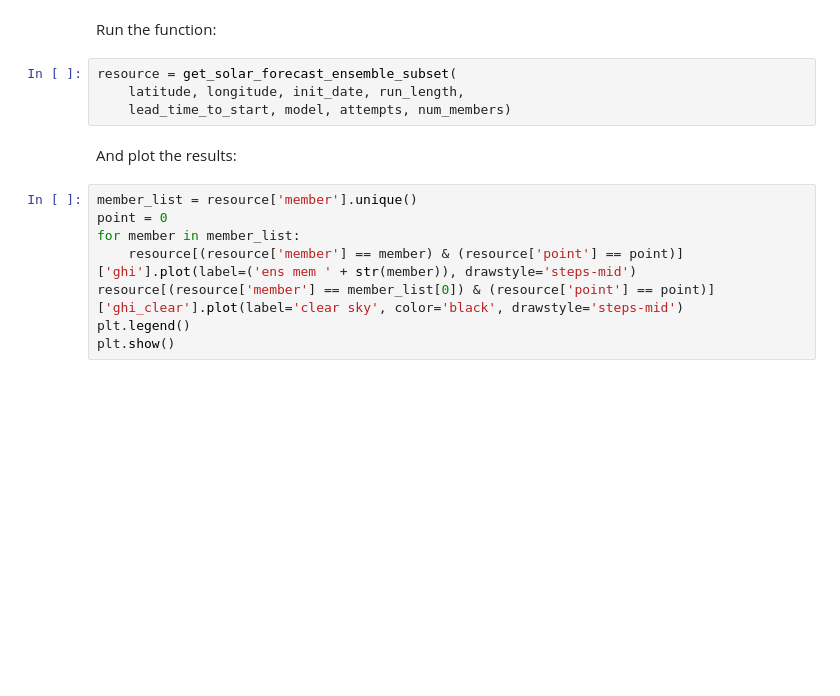
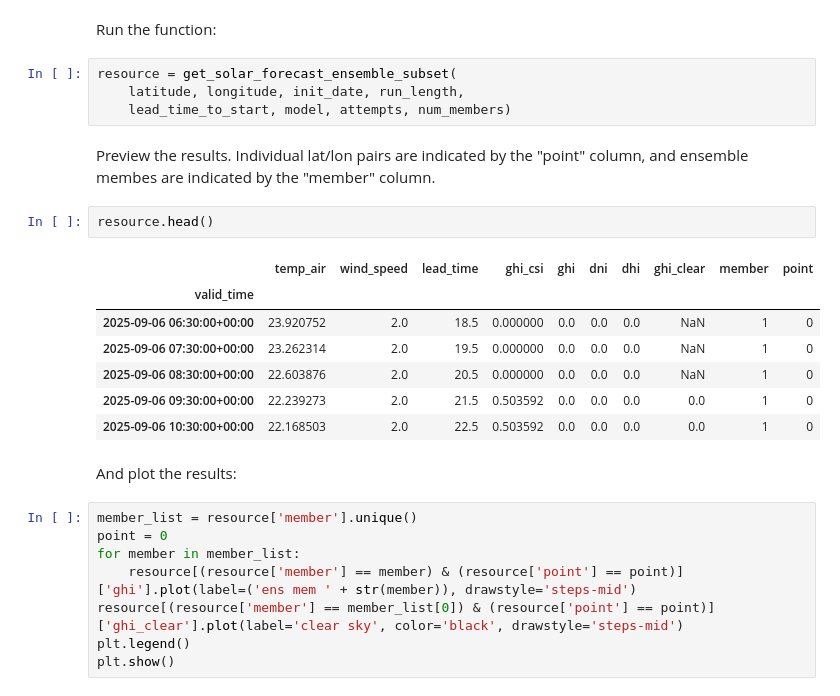
Before and after one commit to williamhobbs/hefty, a Jupyter notebook: examples/ensemble_example.ipynb, the cells around one changed output. Saved outputs shown, nothing was run; the diff lists cells and outputs as text; blank space fills up the shorter version.

```diff
--- a/examples/ensemble_example.ipynb
+++ b/examples/ensemble_example.ipynb
@@ -37,6 +37,18 @@ Run the function:
 resource = get_solar_forecast_ensemble_subset(
     latitude, longitude, init_date, run_length,
     lead_time_to_start, model, attempts, num_members)
+# %% [markdown]
+Preview the results. Individual lat/lon pairs are indicated by the "point" column, and ensemble membes are indicated by the "member" column.
+# %%
+resource.head()
+# %% [output]
+|  | temp_air | wind_speed | lead_time | ghi_csi | ghi | dni | dhi | ghi_clear | member | point |
+| valid_time |  |  |  |  |  |  |  |  |  |  |
+| 2025-09-06 06:30:00+00:00 | 23.920752 | 2.0 | 18.5 | 0.000000 | 0.0 | 0.0 | 0.0 | NaN | 1 | 0 |
+| 2025-09-06 07:30:00+00:00 | 23.262314 | 2.0 | 19.5 | 0.000000 | 0.0 | 0.0 | 0.0 | NaN | 1 | 0 |
+| 2025-09-06 08:30:00+00:00 | 22.603876 | 2.0 | 20.5 | 0.000000 | 0.0 | 0.0 | 0.0 | NaN | 1 | 0 |
+| 2025-09-06 09:30:00+00:00 | 22.239273 | 2.0 | 21.5 | 0.503592 | 0.0 | 0.0 | 0.0 | 0.0 | 1 | 0 |
+| 2025-09-06 10:30:00+00:00 | 22.168503 | 2.0 | 22.5 | 0.503592 | 0.0 | 0.0 | 0.0 | 0.0 | 1 | 0 |
 # %% [markdown]
 And plot the results:
 # %%
```
Also changed, not shown: parts of 8 cells of this notebook, 4 other files.
